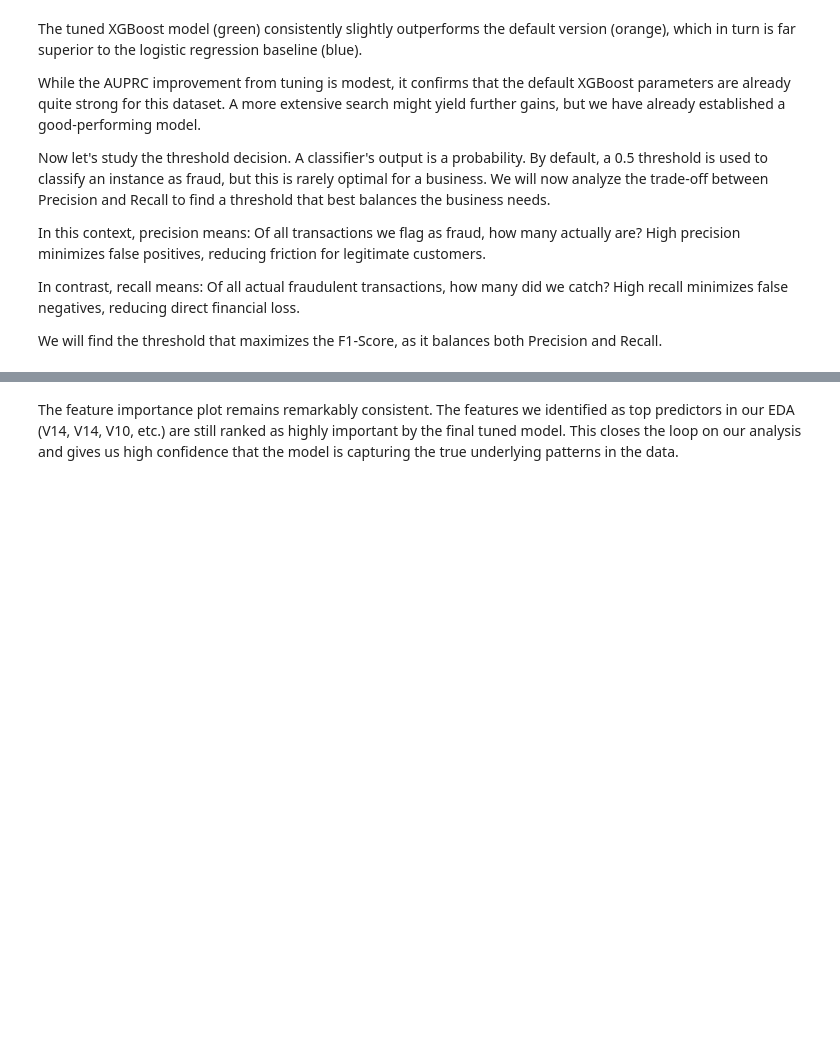
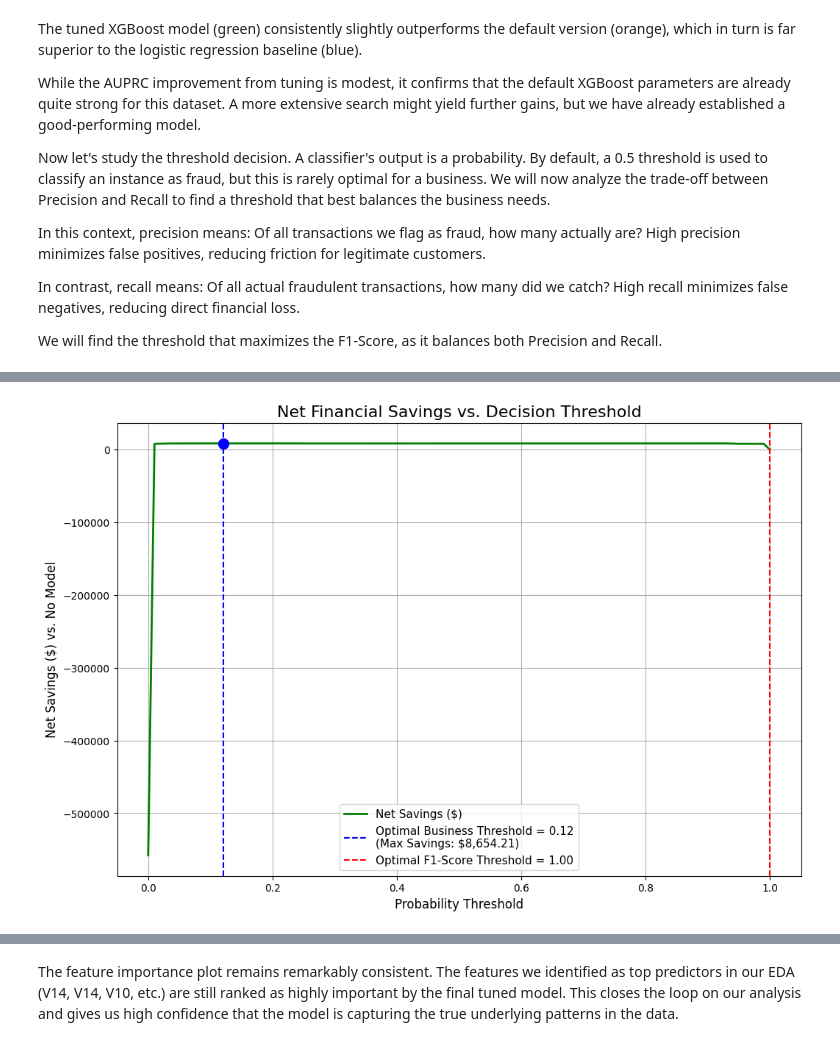
Before and after one commit to anboch/credit-fraud-detection, a Jupyter notebook: 02_MODEL.ipynb, the cells around one changed output, grey strips where cells are left out. Cells and saved outputs as stored; diff of their text form; code cells hidden in the pictures; blank space fills up the shorter version.

```diff
--- a/02_MODEL.ipynb
+++ b/02_MODEL.ipynb
@@ -370,0 +384,61 @@ Therefore, while 0.71 is the mathematical optimum for the F1-score, a business m
+# %%
+
+# Use the out-of-fold predictions on the test set from our tuned model
+y_proba_test = optuna_xgb_clf.predict_proba(X_test_scaled)[:, 1]
+
+# Get the actual transaction amounts from the original, unscaled test set
+test_amounts = X_test['Amount'].values
+y_test_np = y_test.values #Convert to numpy for faster boolean indexing
+
+# Cost of a false positive
+cost_fp = 10
+
+# Baseline cost (Cost without any model)
+baseline_cost = test_amounts[y_test_np == 1].sum()
+
+# We need a range of thresholds
+thresholds = np.linspace(0, 1, 100)
+net_savings_list = []
+
+for thresh in thresholds:
+    y_pred_thresh = (y_proba_test >= thresh).astype(int)
+
+    # Identify FN and FP
+    fn_mask = (y_pred_thresh == 0) & (y_test_np == 1)
+    fp_mask = (y_pred_thresh == 1) & (y_test_np == 0)
+
+    # Calculate costs for this threshold
+    cost_of_missed_fraud = test_amounts[fn_mask].sum()
+    cost_of_false_alarms = fp_mask.sum() * cost_fp
+    total_cost_with_model = cost_of_missed_fraud + cost_of_false_alarms
+
+    # Calculate net savings relative to the baseline
+    net_savings = baseline_cost - total_cost_with_model
+    net_savings_list.append(net_savings)
+
+# Find the optimal threshold for business impact
+best_saving_idx = np.argmax(net_savings_list)
+best_threshold_business = thresholds[best_saving_idx]
+max_net_saving = net_savings_list[best_saving_idx]
+
+# Visualization
+plt.figure(figsize=(12, 8))
+plt.plot(thresholds, net_savings_list, label='Net Savings ($)', color='green', linewidth=2)
+
+# Mark the optimal business threshold
+plt.axvline(best_threshold_business, color='blue', linestyle='--',
+            label=f'Optimal Business Threshold = {best_threshold_business:.2f}\n(Max Savings: ${max_net_saving:,.2f})')
+plt.scatter(best_threshold_business, max_net_saving, color='blue', s=100, zorder=5)
+
+# For comparison, mark the threshold that optimized the F1-score
+plt.axvline(best_threshold, color='red', linestyle='--',
+            label=f'Optimal F1-Score Threshold = {best_threshold:.2f}')
+
+plt.title('Net Financial Savings vs. Decision Threshold', fontsize=16)
+plt.xlabel('Probability Threshold', fontsize=12)
+plt.ylabel('Net Savings ($) vs. No Model', fontsize=12)
+plt.legend(fontsize=11)
+plt.grid(True)
+plt.show()
+# %% [output]
+[figure, added]
```
Also changed, not shown: parts of 23 cells of this notebook, 2 other files.
